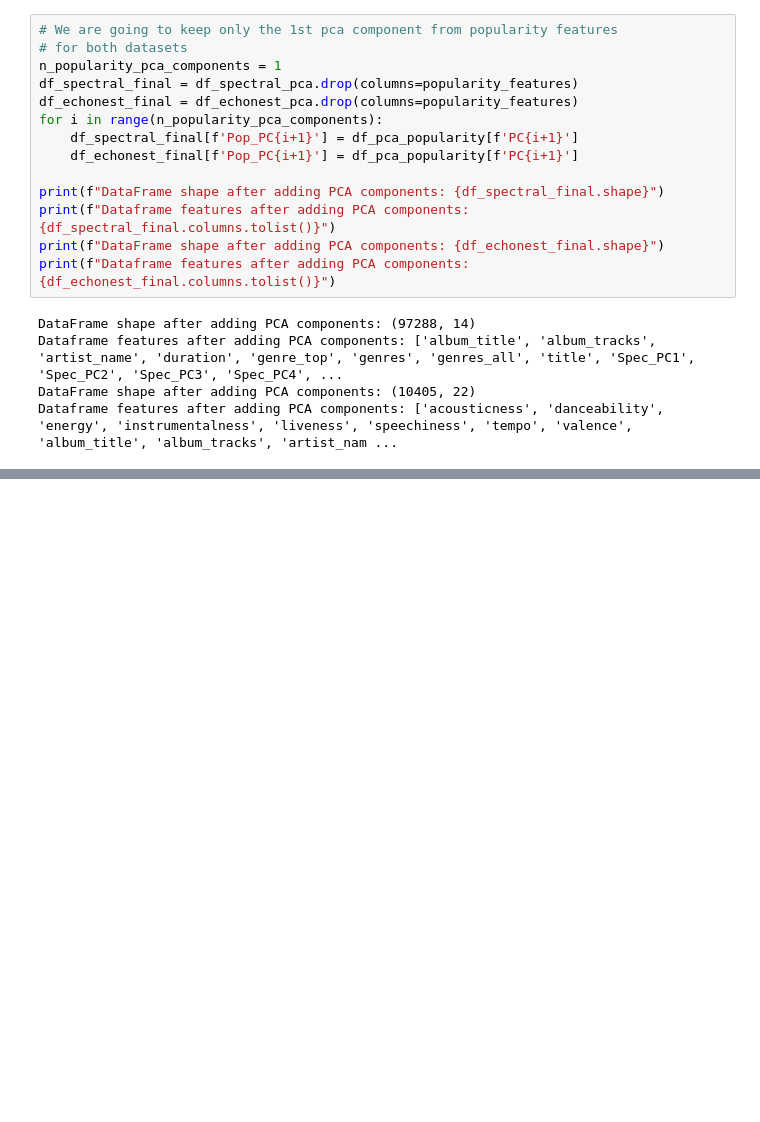
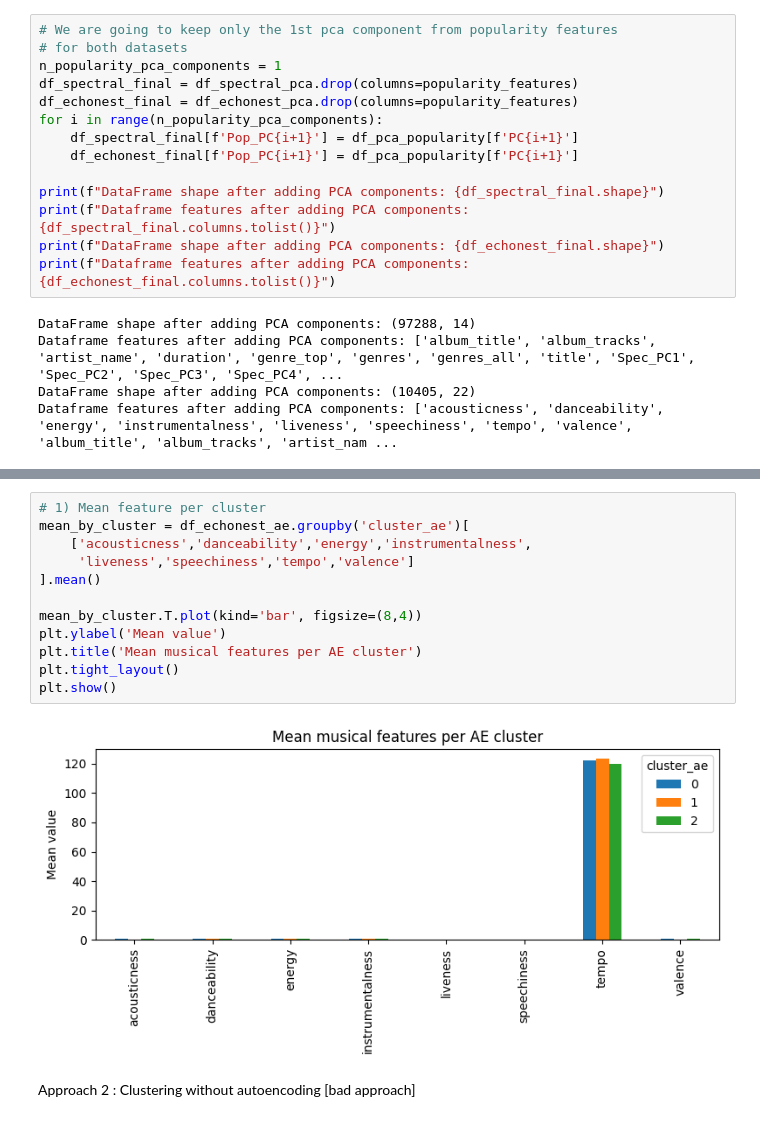
Before and after one commit to khola22/Supervised_Challenge, a Jupyter notebook: task_2.ipynb, the cells around one changed output, grey strips where cells are left out. Cells and saved outputs as stored; diff of their text form; blank space fills up the shorter version.

```diff
--- a/task_2.ipynb
+++ b/task_2.ipynb
@@ -308,0 +526,16 @@ Dataframe features after adding PCA components: ['acousticness', 'danceability',
+# %%
+# 1) Mean feature per cluster
+mean_by_cluster = df_echonest_ae.groupby('cluster_ae')[
+    ['acousticness','danceability','energy','instrumentalness',
+     'liveness','speechiness','tempo','valence']
+].mean()
+
+mean_by_cluster.T.plot(kind='bar', figsize=(8,4))
+plt.ylabel('Mean value')
+plt.title('Mean musical features per AE cluster')
+plt.tight_layout()
+plt.show()
+# %% [output]
+[figure, added]
+# %% [markdown]
+Approach 2 : Clustering without autoencoding [bad approach]
```
Also changed, not shown: parts of 32 cells of this notebook, 1 other file.
